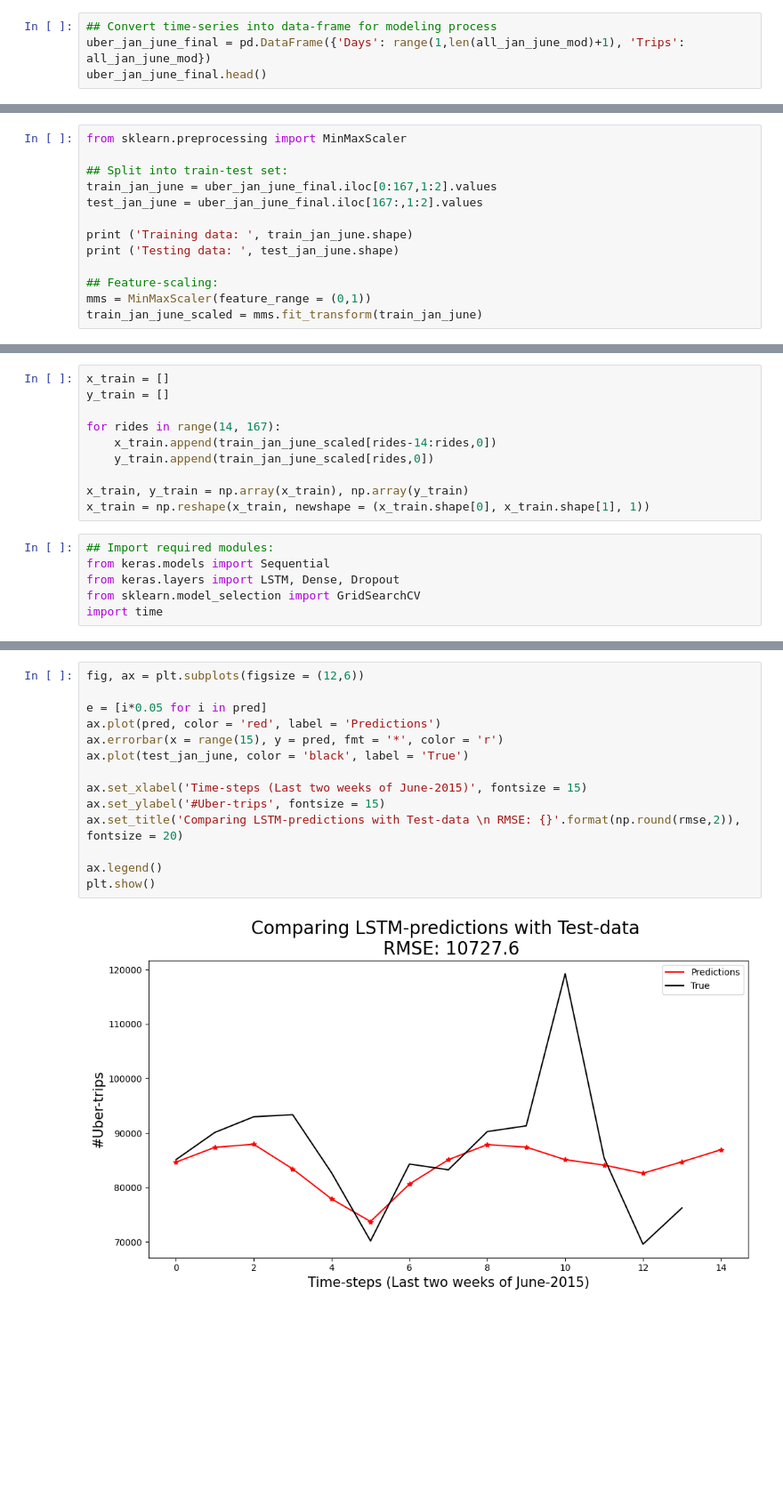
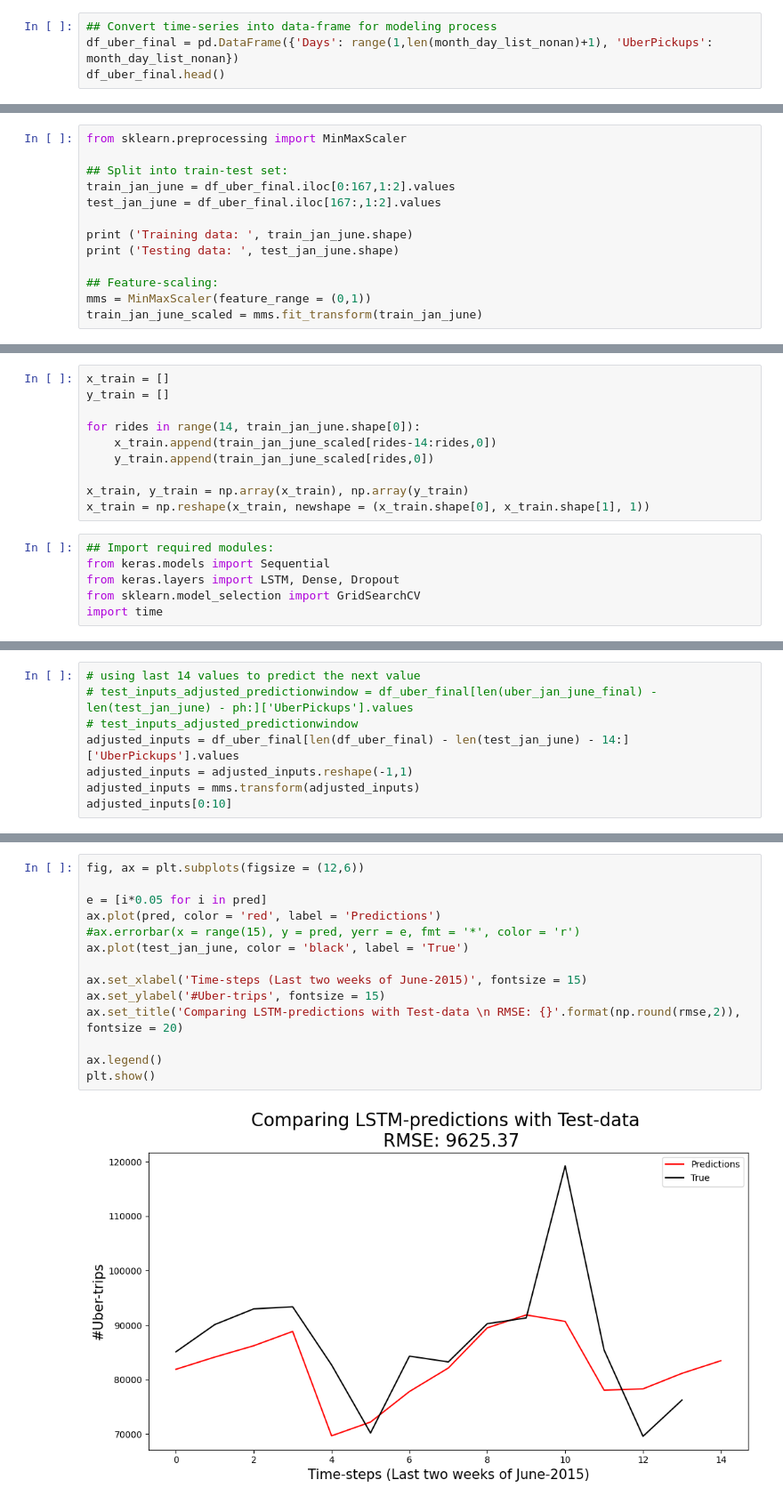
Before and after one commit to JeremyKrick/traffic-trend-predictor, a Jupyter notebook: Final_Project_IOT.ipynb, the cells around one changed output, grey strips where cells are left out. Shown at 89% size. Saved outputs shown, nothing was run; the diff lists cells and outputs as text; blank space fills up the shorter version.

```diff
--- a/Final_Project_IOT.ipynb
+++ b/Final_Project_IOT.ipynb
@@ -347,6 +440,6 @@ len(all_jan_june_mod)
 181
 # %%
 ## Convert time-series into data-frame for modeling process
-uber_jan_june_final = pd.DataFrame({'Days': range(1,len(all_jan_june_mod)+1), 'Trips': all_jan_june_mod})
-uber_jan_june_final.head()
+df_uber_final = pd.DataFrame({'Days': range(1,len(month_day_list_nonan)+1), 'UberPickups': month_day_list_nonan})
+df_uber_final.head()
 # %% [output]
@@ -360,8 +453,8 @@ uber_jan_june_final.head()
 from sklearn.preprocessing import MinMaxScaler
 
 ## Split into train-test set:
-train_jan_june = uber_jan_june_final.iloc[0:167,1:2].values
-test_jan_june = uber_jan_june_final.iloc[167:,1:2].values
+train_jan_june = df_uber_final.iloc[0:167,1:2].values
+test_jan_june = df_uber_final.iloc[167:,1:2].values
 
 print ('Training data: ', train_jan_june.shape)
 print ('Testing data: ', test_jan_june.shape)
@@ -376,7 +471,7 @@ Testing data:  (14, 1)
 x_train = []
 y_train = []
 
-for rides in range(14, 167):
+for rides in range(14, train_jan_june.shape[0]):
     x_train.append(train_jan_june_scaled[rides-14:rides,0])
     y_train.append(train_jan_june_scaled[rides,0])
 
@@ -458,0 +546,8 @@ array([ 79747.,  85836.,  93082.,  93713.,  82361.,  71611.,  76059.,
+# %%
+# using last 14 values to predict the next value
+# test_inputs_adjusted_predictionwindow = df_uber_final[len(uber_jan_june_final) - len(test_jan_june) - ph:]['UberPickups'].values
+# test_inputs_adjusted_predictionwindow
+adjusted_inputs = df_uber_final[len(df_uber_final) - len(test_jan_june) - 14:]['UberPickups'].values
+adjusted_inputs = adjusted_inputs.reshape(-1,1)
+adjusted_inputs = mms.transform(adjusted_inputs)
+adjusted_inputs[0:10]
@@ -516,16 +601,16 @@ rmse
 # %%
 fig, ax = plt.subplots(figsize = (12,6))
 
 e = [i*0.05 for i in pred]
 ax.plot(pred, color = 'red', label = 'Predictions')
-ax.errorbar(x = range(15), y = pred, fmt = '*', color = 'r')
+#ax.errorbar(x = range(15), y = pred, yerr = e, fmt = '*', color = 'r')
 ax.plot(test_jan_june, color = 'black', label = 'True')
 
 ax.set_xlabel('Time-steps (Last two weeks of June-2015)', fontsize = 15)
 ax.set_ylabel('#Uber-trips', fontsize = 15)
 ax.set_title('Comparing LSTM-predictions with Test-data \n RMSE: {}'.format(np.round(rmse,2)), fontsize = 20)
 
 ax.legend()
 plt.show()
 # %% [output]
-[figure, old version]
+[figure, new version]
```
Also changed, not shown: parts of 76 cells of this notebook.
